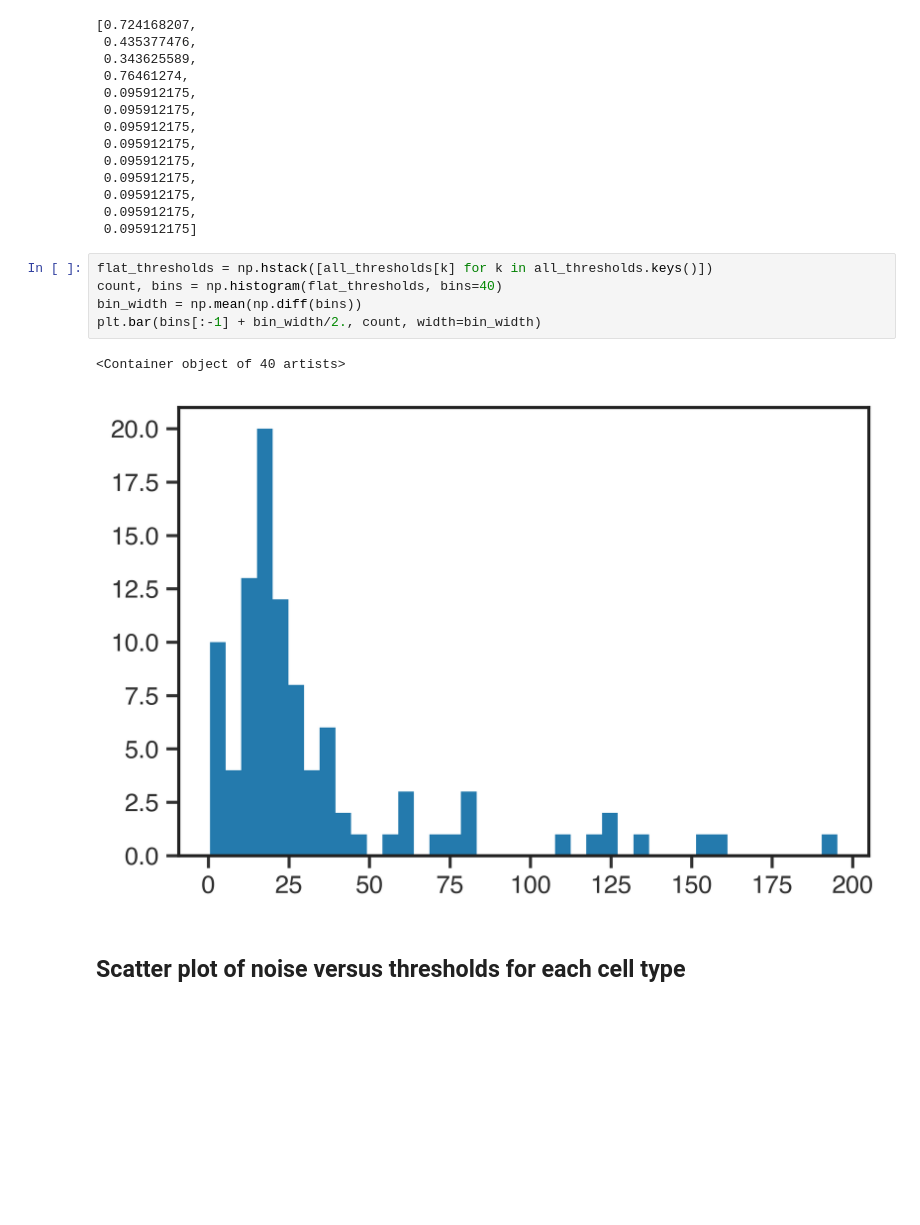
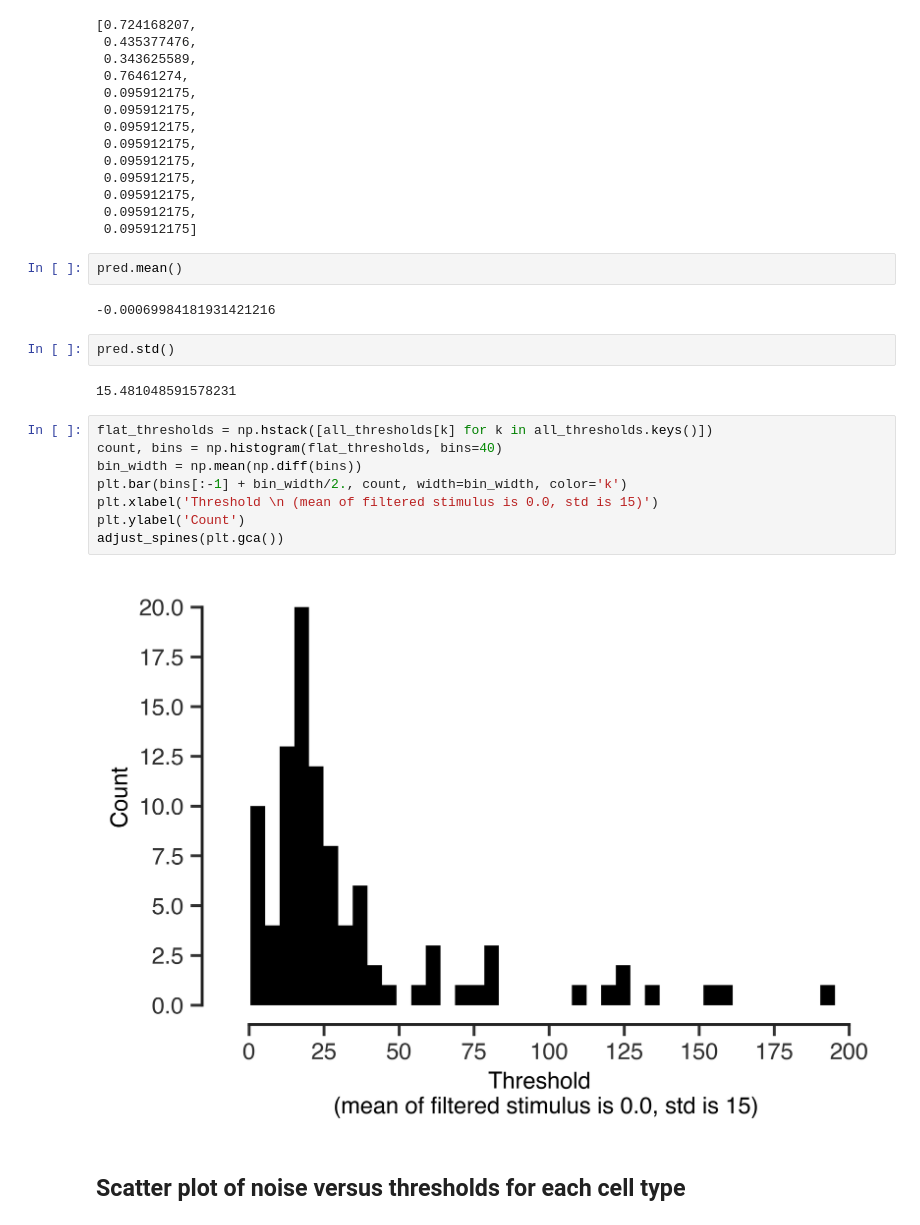
Before and after one commit to lmcintosh/ipython-notebooks, a Jupyter notebook: baccuslab/Surround - 4-4 LN models of all cells by cell type.ipynb, the cells around one changed output. Drawn from its saved outputs; the diff is of its cells as text; blank space fills up the shorter version.

Commit message:
adjusting new supp figures

```diff
--- a/baccuslab/Surround - 4-4 LN models of all cells by cell type.ipynb
+++ b/baccuslab/Surround - 4-4 LN models of all cells by cell type.ipynb
@@ -216,14 +216,24 @@ noise['fastOFF']
  0.095912175,
  0.095912175,
  0.095912175]
+# %%
+pred.mean()
+# %% [output]
+-0.00069984181931421216
+# %%
+pred.std()
+# %% [output]
+15.481048591578231
 # %%
 flat_thresholds = np.hstack([all_thresholds[k] for k in all_thresholds.keys()])
 count, bins = np.histogram(flat_thresholds, bins=40)
 bin_width = np.mean(np.diff(bins))
-plt.bar(bins[:-1] + bin_width/2., count, width=bin_width)
+plt.bar(bins[:-1] + bin_width/2., count, width=bin_width, color='k')
+plt.xlabel('Threshold \n (mean of filtered stimulus is 0.0, std is 15)')
+plt.ylabel('Count')
+adjust_spines(plt.gca())
 # %% [output]
-<Container object of 40 artists>
-[figure, old version]
+[figure, new version]
 # %% [markdown]
 ## Scatter plot of noise versus thresholds for each cell type
 # %%
```
Also changed, not shown: parts of 1 cell of this notebook.
